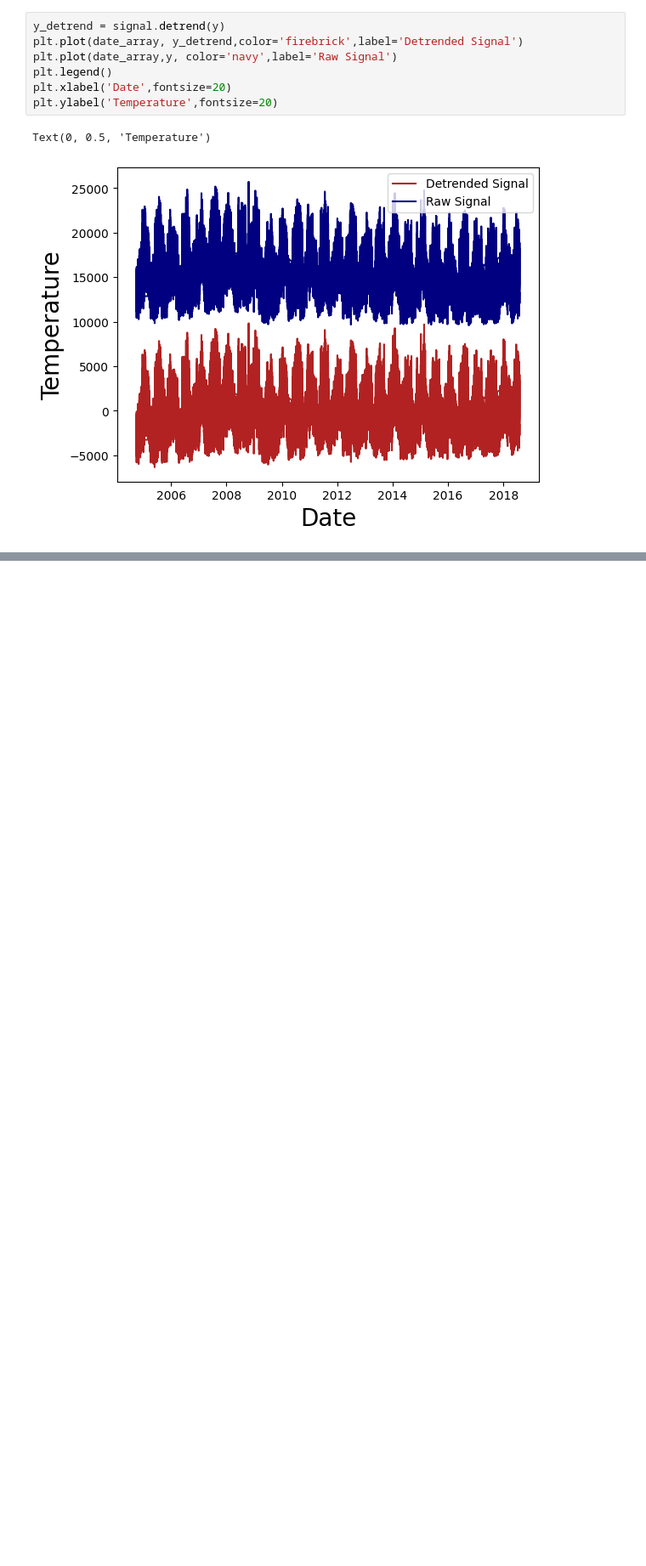
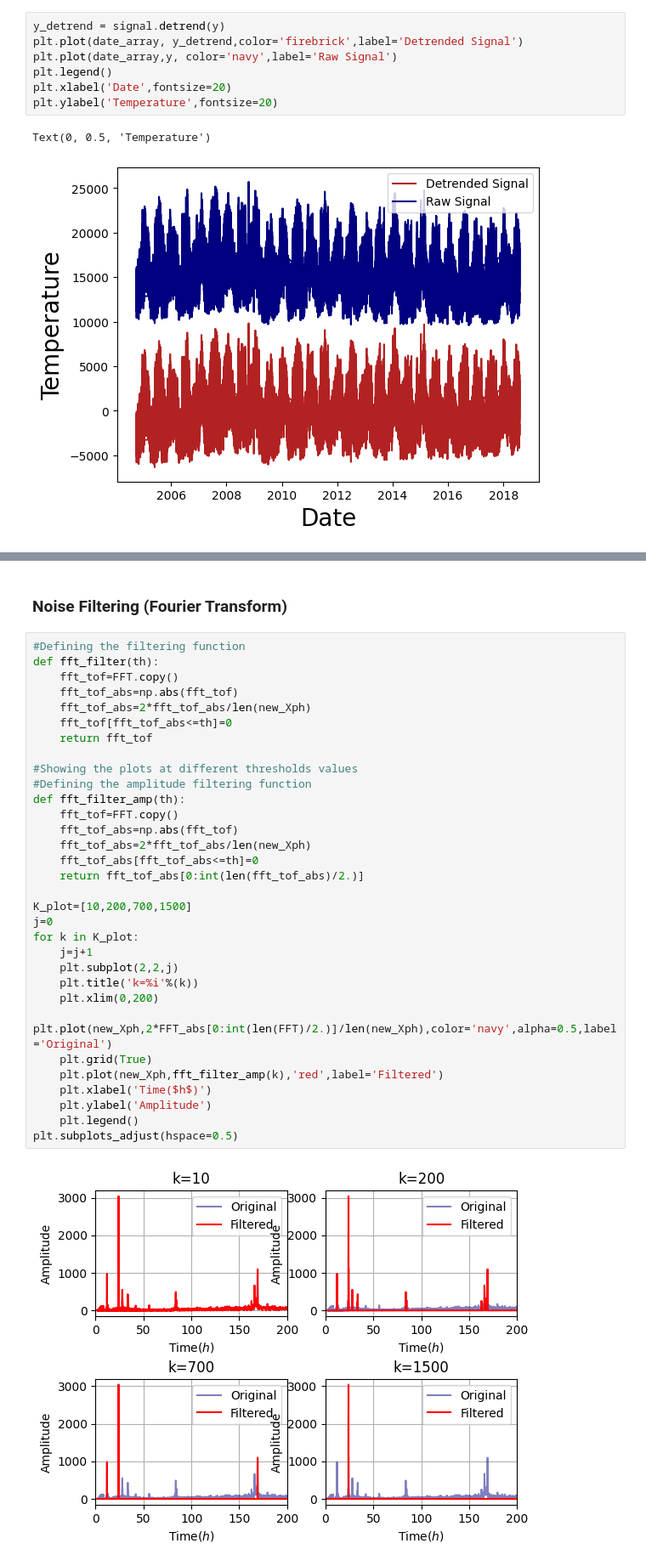
Before and after one commit to mr6r4y/sci-notes, a Jupyter notebook: Hands-On-Signal-Processing-with-Python.ipynb, the cells around one changed output, grey strips where cells are left out. Shown: that part at 85% size. Drawn from its saved outputs; the diff is of its cells as text; blank space fills up the shorter version.

```diff
--- a/Hands-On-Signal-Processing-with-Python.ipynb
+++ b/Hands-On-Signal-Processing-with-Python.ipynb
@@ -37,0 +90,36 @@ Text(0, 0.5, 'Temperature')
+# %% [markdown]
+### Noise Filtering (Fourier Transform)
+# %%
+#Defining the filtering function
+def fft_filter(th):
+    fft_tof=FFT.copy()
+    fft_tof_abs=np.abs(fft_tof)
+    fft_tof_abs=2*fft_tof_abs/len(new_Xph)
+    fft_tof[fft_tof_abs<=th]=0
+    return fft_tof
+
+#Showing the plots at different thresholds values
+#Defining the amplitude filtering function
+def fft_filter_amp(th):
+    fft_tof=FFT.copy()
+    fft_tof_abs=np.abs(fft_tof)
+    fft_tof_abs=2*fft_tof_abs/len(new_Xph)
+    fft_tof_abs[fft_tof_abs<=th]=0
+    return fft_tof_abs[0:int(len(fft_tof_abs)/2.)]
+
+K_plot=[10,200,700,1500]
+j=0
+for k in K_plot:
+    j=j+1
+    plt.subplot(2,2,j)
+    plt.title('k=%i'%(k))
+    plt.xlim(0,200)
+    plt.plot(new_Xph,2*FFT_abs[0:int(len(FFT)/2.)]/len(new_Xph),color='navy',alpha=0.5,label='Original')
+    plt.grid(True)
+    plt.plot(new_Xph,fft_filter_amp(k),'red',label='Filtered')
+    plt.xlabel('Time($h$)')
+    plt.ylabel('Amplitude')
+    plt.legend()
+plt.subplots_adjust(hspace=0.5)
+# %% [output]
+[figure, added]
```
Also changed, not shown: parts of 6 cells of this notebook, 3 other files.
